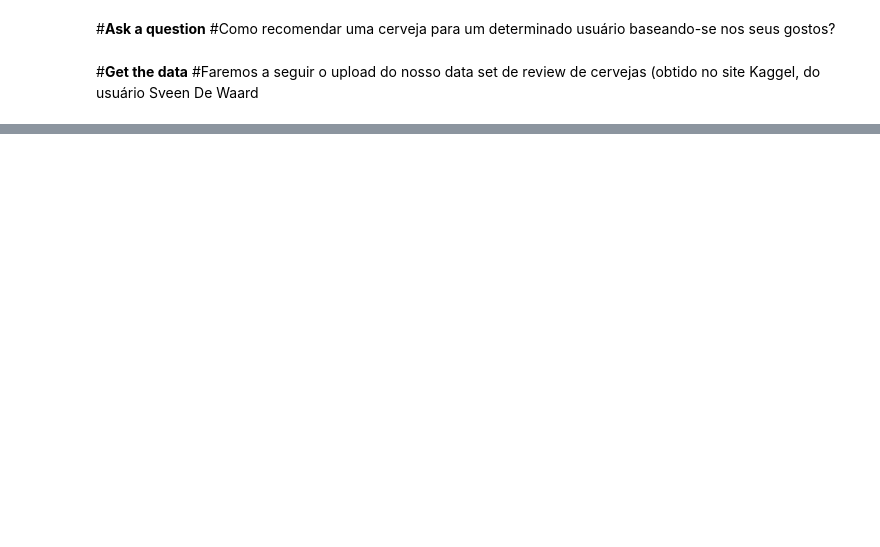
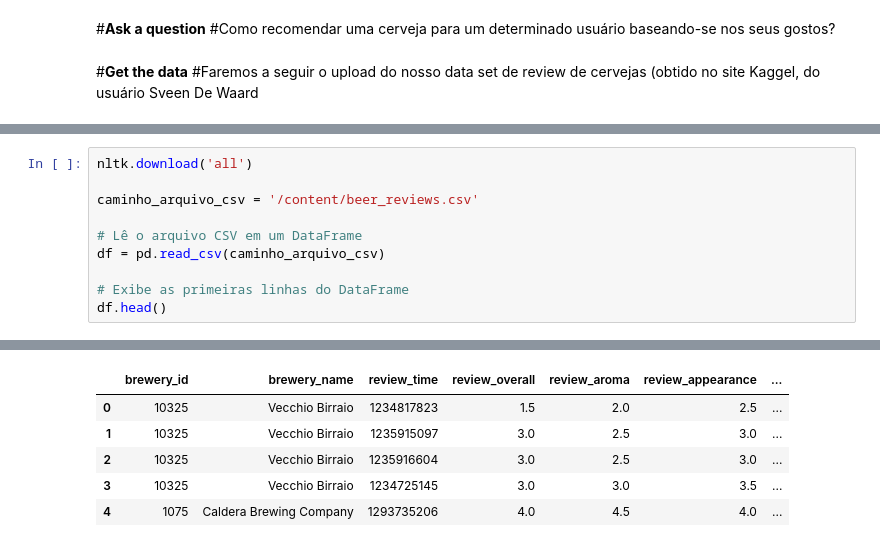
Before and after one commit to arturnovais/pad-recomendacao2023, a Jupyter notebook: Recomendação.ipynb, the cells around one changed output, grey strips where cells are left out. Cells and saved outputs as stored; diff of their text form; blank space fills up the shorter version.

```diff
--- a/Recomendação.ipynb
+++ b/Recomendação.ipynb
@@ -28,0 +22,11 @@ df.head()
+# %%
+nltk.download('all')
+
+caminho_arquivo_csv = '/content/beer_reviews.csv'
+
+# Lê o arquivo CSV em um DataFrame
+df = pd.read_csv(caminho_arquivo_csv)
+
+# Exibe as primeiras linhas do DataFrame
+df.head()
+# %% [output]
@@ -28,0 +50,6 @@ df.head()
+|  | brewery_id | brewery_name | review_time | review_overall | review_aroma | review_appearance | ... |
+| 0 | 10325 | Vecchio Birraio | 1234817823 | 1.5 | 2.0 | 2.5 | ... |
+| 1 | 10325 | Vecchio Birraio | 1235915097 | 3.0 | 2.5 | 3.0 | ... |
+| 2 | 10325 | Vecchio Birraio | 1235916604 | 3.0 | 2.5 | 3.0 | ... |
+| 3 | 10325 | Vecchio Birraio | 1234725145 | 3.0 | 3.0 | 3.5 | ... |
+| 4 | 1075 | Caldera Brewing Company | 1293735206 | 4.0 | 4.5 | 4.0 | ... |
```
Also changed, not shown: parts of 15 cells of this notebook.
